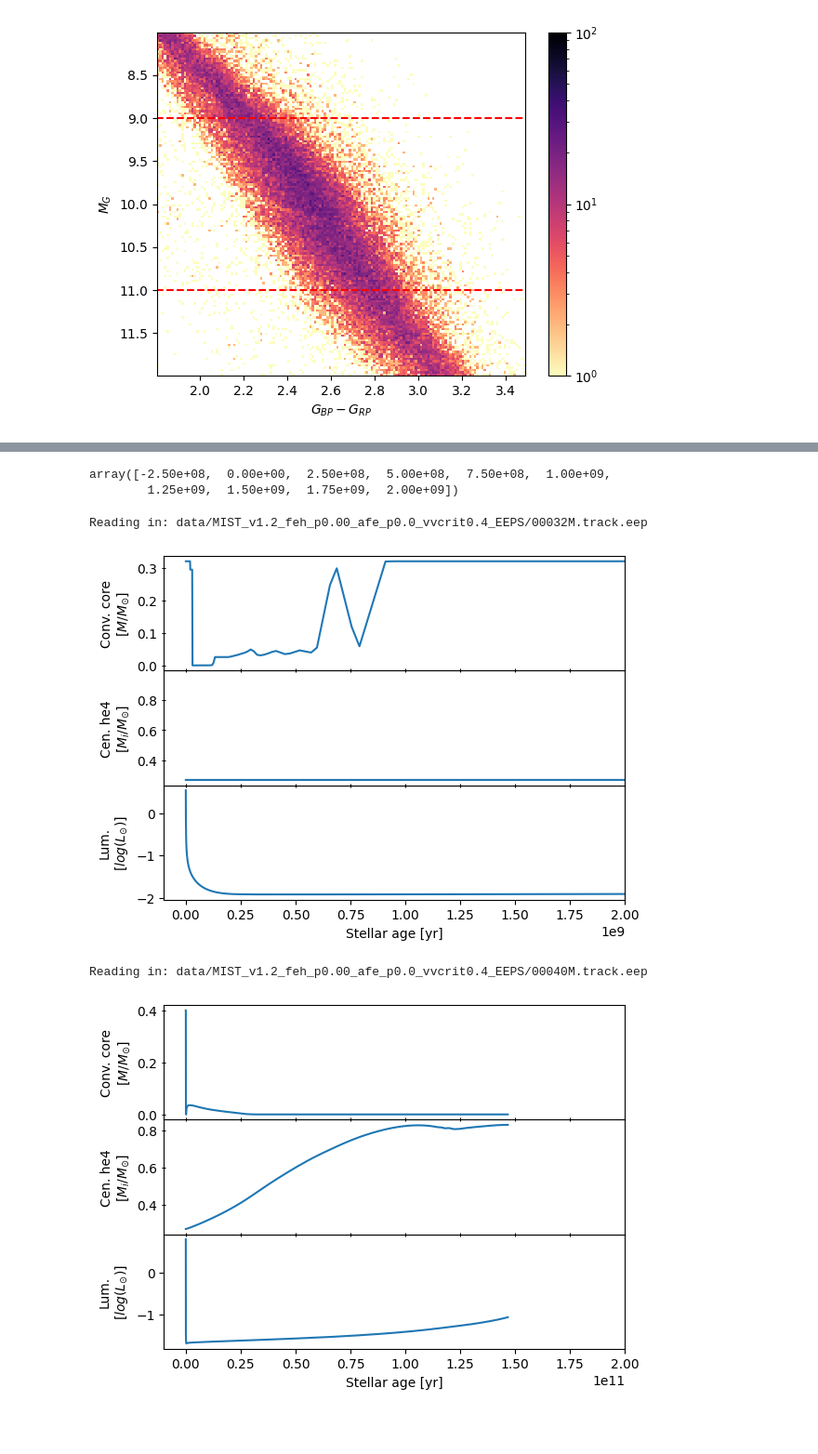
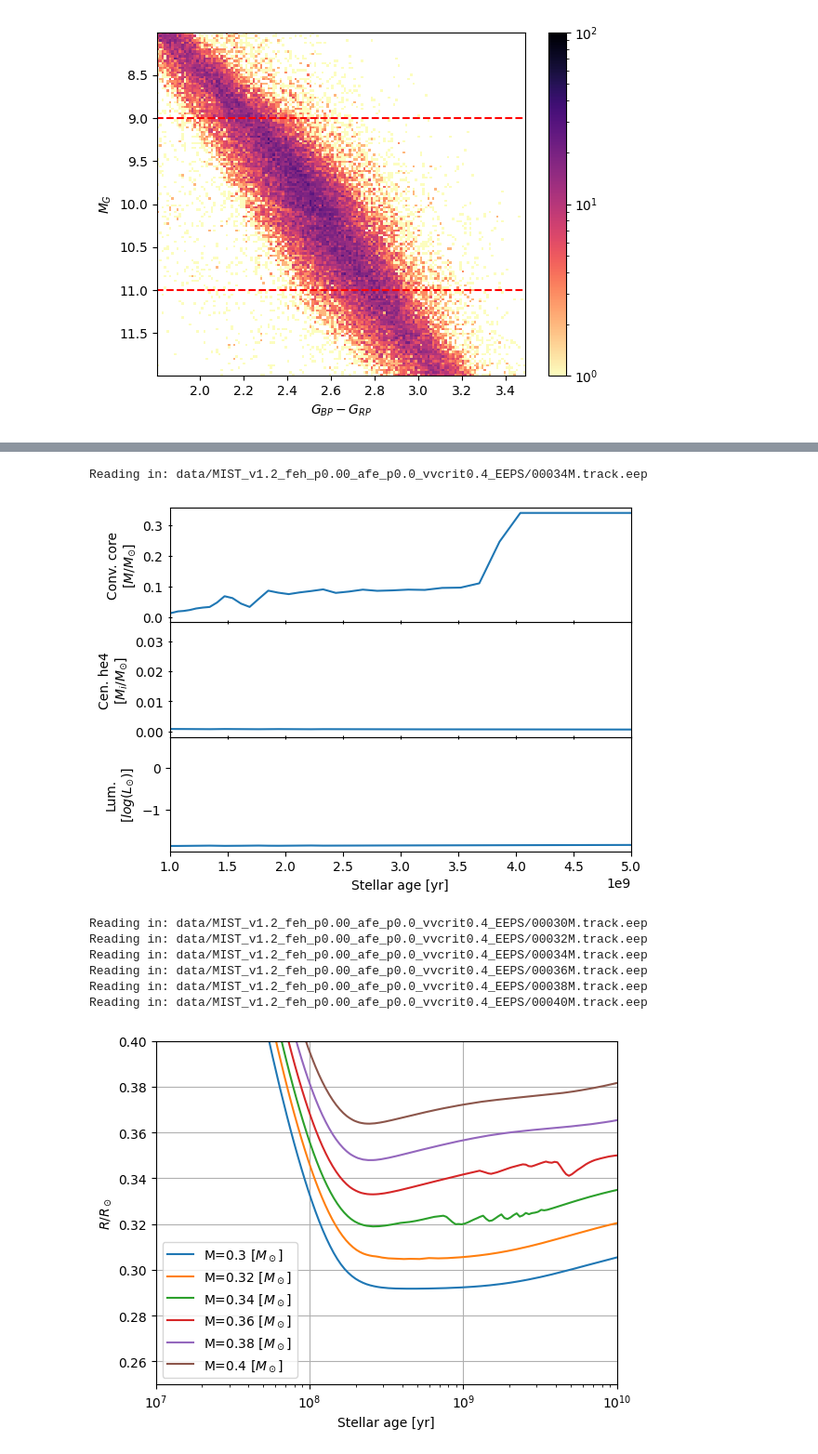
Before and after one commit to Beanz-lab/Astron1120_Final, a Jupyter notebook: proj.ipynb, the cells around one changed output, grey strips where cells are left out. Shown at 93% size. Drawn from its saved outputs; the diff is of its cells as text; code cells hidden in the pictures; blank space fills up the shorter version.

```diff
--- a/proj.ipynb
+++ b/proj.ipynb
@@ -99,10 +123,5 @@ Reading in: data/MIST_v1.2_vvcrit0.4_UBVRIplus/MIST_v1.2_feh_p0.00_afe_p0.0_vvcr
-# %%
-ax2.get_xticks()
-# %% [output]
-array([-2.50e+08,  0.00e+00,  2.50e+08,  5.00e+08,  7.50e+08,  1.00e+09,
-        1.25e+09,  1.50e+09,  1.75e+09,  2.00e+09])
 # %%
-m032 = read_mist_models.EEP('data/MIST_v1.2_feh_p0.00_afe_p0.0_vvcrit0.4_EEPS/00032M.track.eep').eeps
+m032 = read_mist_models.EEP('data/MIST_v1.2_feh_p0.00_afe_p0.0_vvcrit0.4_EEPS/00034M.track.eep').eeps
 
 m032 = m032[m032['phase']<2]
 
@@ -111,7 +130,7 @@ ax3 = fig.add_subplot(3, 1, 3)
 ax2 = fig.add_subplot(3, 1, 2)
 ax = fig.add_subplot(3, 1, 1)
 
-com_opt = {'xlim':(-1e8,2e9)}
+com_opt = {'xlim':(1e9,5e9)}
 ax.set(**com_opt, ylabel='Conv. core\n'+r'$[M/M_{\odot}]$')
 ax2.set(**com_opt, ylabel='Cen. he4\n'+r'$[M_i/M_{\odot}]$')#, ylim=(0,0.3))
 ax3.set(**com_opt, ylabel='Lum.\n'+r'$[log (L_{\odot})]$', xlabel=f'Stellar age [yr]')
@@ -124,40 +143,34 @@ fig.subplots_adjust(hspace=0.0)
 
 ax.plot(m032['star_age'], m032['mass_conv_core'])
 # ax.plot(m03['star_age'], m03['conv env top mass'])
-ax2.plot(m032['star_age'], m032['center_he4'])
+ax2.plot(m032['star_age'], m032['log_R']**10)
 ax3.plot(m032['star_age'], m032['log_L'])
 
 plt.show()
 # %% [output]
-Reading in: data/MIST_v1.2_feh_p0.00_afe_p0.0_vvcrit0.4_EEPS/00032M.track.eep
+Reading in: data/MIST_v1.2_feh_p0.00_afe_p0.0_vvcrit0.4_EEPS/00034M.track.eep
-[figure, old version]
+[figure, new version]
 # %%
-m03 = read_mist_models.EEP('data/MIST_v1.2_feh_p0.00_afe_p0.0_vvcrit0.4_EEPS/00040M.track.eep').eeps
+fig = plt.figure()
+ax = fig.add_subplot(1, 1, 1)
 
-m03 = m03[m03['phase']<2]
+masses = [0.3, 0.32, 0.34, 0.36, 0.38, 0.40]
+path = 'data/MIST_v1.2_feh_p0.00_afe_p0.0_vvcrit0.4_EEPS/'
+for i in masses:
+    model = read_mist_models.EEP(f'data/MIST_v1.2_feh_p0.00_afe_p0.0_vvcrit0.4_EEPS/000{int(i*100)}M.track.eep').eeps
+    model = model[model['phase']<2]
 
-fig = plt.figure()
-ax3 = fig.add_subplot(3, 1, 3)
-ax2 = fig.add_subplot(3, 1, 2)
-ax = fig.add_subplot(3, 1, 1)
+    ax.plot(model['star_age'], 10**model['log_R'], label=fr'M={i} $[M_\odot]$')
 
-com_opt = {'xlim':(-1e10,2e11)}
-ax.set(**com_opt, ylabel='Conv. core\n'+r'$[M/M_{\odot}]$')
-ax2.set(**com_opt, ylabel='Cen. he4\n'+r'$[M_i/M_{\odot}]$')
-ax3.set(**com_opt, ylabel='Lum.\n'+r'$[log (L_{\odot})]$', xlabel=f'Stellar age [yr]')
-
-ax.set_xticks(ax2.get_xticks()[1:], labels=[])
-ax.tick_params(direction='inout')
-ax2.set_xticks(ax3.get_xticks()[1:], labels=[])
-ax2.tick_params(direction='inout')
-fig.subplots_adjust(hspace=0.0)
-
-ax.plot(m03['star_age'], m03['mass_conv_core'])
-# ax.plot(m03['star_age'], m03['conv env top mass'])
-ax2.plot(m03['star_age'], m03['center_he4'])
-ax3.plot(m03['star_age'], m03['log_L'])
-
+ax.set(xlim=(1e7,1e10), ylim=(0.25,0.4), xscale='log', xlabel='Stellar age [yr]', ylabel=r'$R/R_\odot$')
+ax.legend()
+ax.grid()
 plt.show()
 # %% [output]
+Reading in: data/MIST_v1.2_feh_p0.00_afe_p0.0_vvcrit0.4_EEPS/00030M.track.eep
+Reading in: data/MIST_v1.2_feh_p0.00_afe_p0.0_vvcrit0.4_EEPS/00032M.track.eep
+Reading in: data/MIST_v1.2_feh_p0.00_afe_p0.0_vvcrit0.4_EEPS/00034M.track.eep
+Reading in: data/MIST_v1.2_feh_p0.00_afe_p0.0_vvcrit0.4_EEPS/00036M.track.eep
+Reading in: data/MIST_v1.2_feh_p0.00_afe_p0.0_vvcrit0.4_EEPS/00038M.track.eep
 Reading in: data/MIST_v1.2_feh_p0.00_afe_p0.0_vvcrit0.4_EEPS/00040M.track.eep
-[figure, old version]
+[figure, new version]
```
Also changed, not shown: parts of 5 cells of this notebook, 2 other files.
